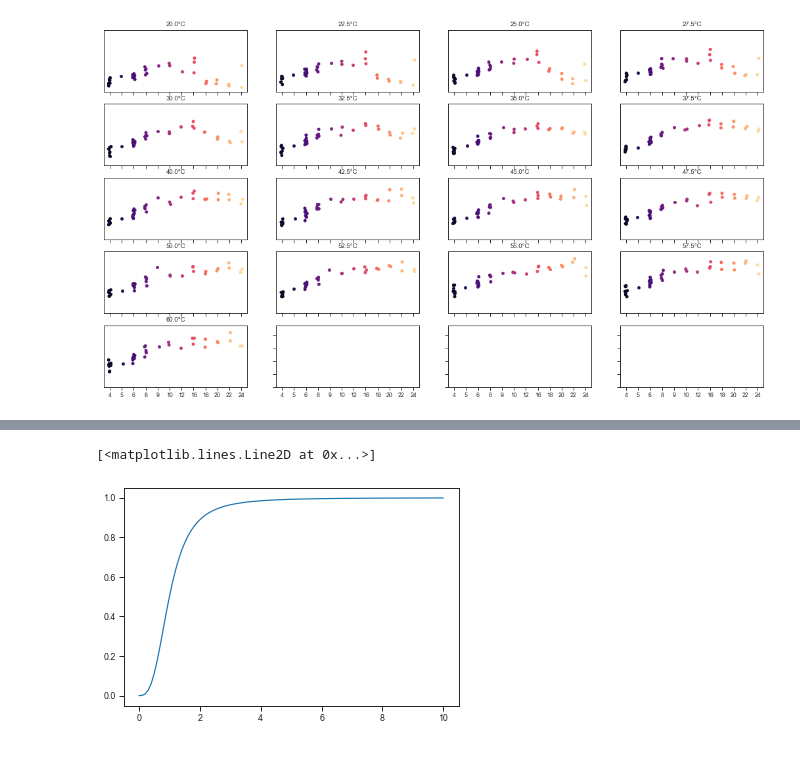
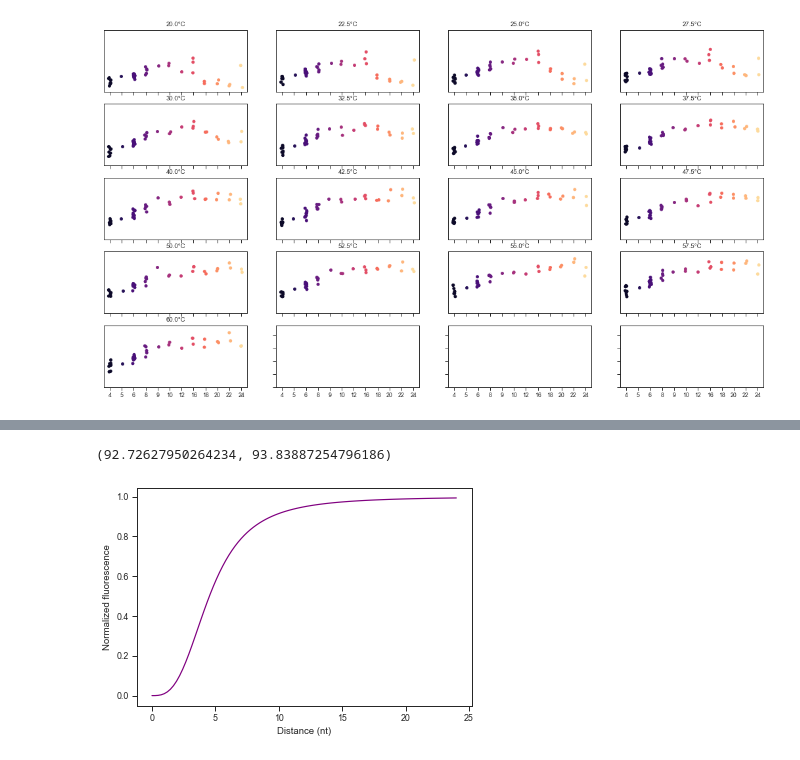
Before and after one commit to keyuxi/nnn_analysis, a Jupyter notebook: 220411_fluor_simulation.ipynb, the cells around one changed output, grey strips where cells are left out. Cells and saved outputs as stored; diff of their text form; code cells hidden in the pictures.

```diff
--- a/220411_fluor_simulation.ipynb
+++ b/220411_fluor_simulation.ipynb
@@ -156,7 +218,15 @@ for i, cond in enumerate(conds):
+# %%
+np.mean(fitted_a), np.median(fitted_a)
+# %% [output]
+(92.72627950264234, 93.83887254796186)
 # %%
-x = np.linspace(0,10,100)
-y = 1 / (1 + 1 / (x**3))
-plt.plot(x, y)
+x = np.linspace(0,24,100)
+a = 93
+y = 1 / (1 + (a * x**(-3)))
+plt.plot(x, y, 'purple')
+plt.xlabel('Distance (nt)')
+plt.ylabel('Normalized fluorescence')
+
+util.save_fig('./fig/signal_length/fitted_norm_fluor_vs_distance_theoretical.pdf')
 # %% [output]
-[<matplotlib.lines.Line2D at 0x...>]
-[figure, old version]
+[figure, new version]
```
Also changed, not shown: parts of 25 cells of this notebook, 3 other files.
